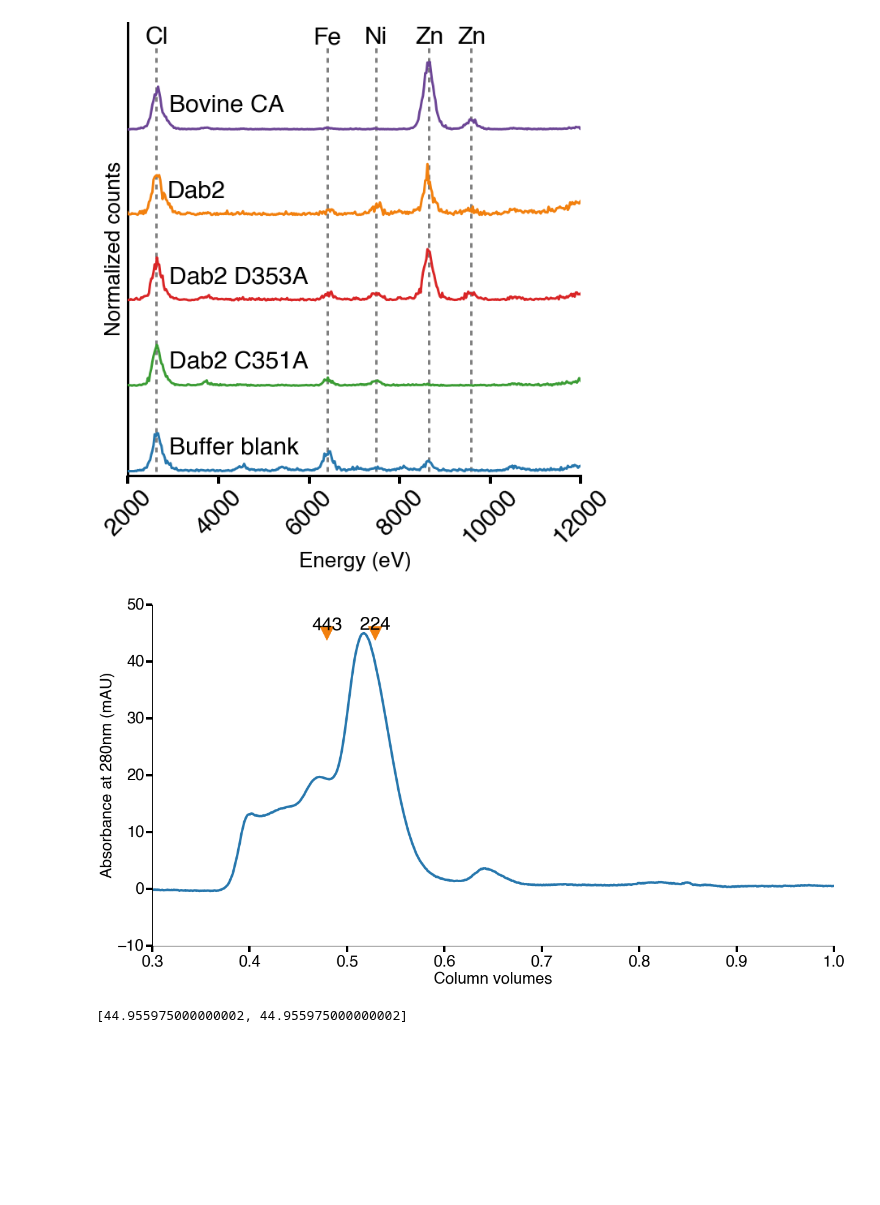
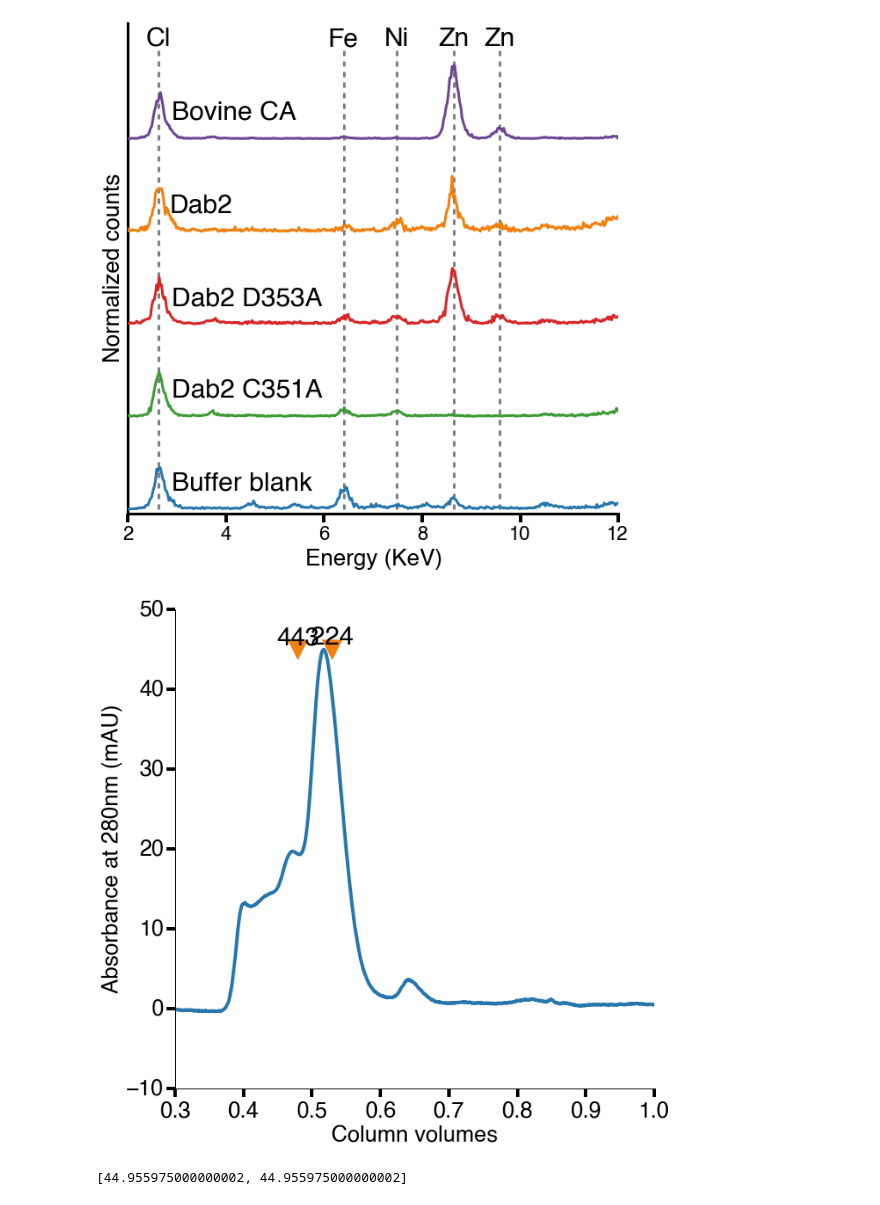
Before and after one commit to jackdesmarais/DabTransporterPaper, a Jupyter notebook: scripts/figure 4 DabA2 point mutants.ipynb, the cells around one changed output. Drawn from its saved outputs; the diff is of its cells as text; code cells hidden in the pictures; blank space fills up the shorter version.

```diff
--- a/scripts/figure 4 DabA2 point mutants.ipynb
+++ b/scripts/figure 4 DabA2 point mutants.ipynb
@@ -167,6 +167,9 @@ for i, col in enumerate(data_df.columns):
 
 top=len(data_df.columns)*2+0.5
 plt.xlim(2000,12000)
+locs,labels = plt.xticks()
+ticks=[str(int(x/1000)) for x in locs]
+plt.xticks(locs, ticks, fontsize=22)
 plt.ylim(-0.1,top)
 
 
@@ -183,10 +186,10 @@ plt.text(8638.86,top-0.6,'Zn',ha='center',va='bottom')
 plt.text(9572.0,top-0.6,'Zn',ha='center',va='bottom')
 plt.text(6403.84,top-0.6,'Fe',ha='center',va='bottom')
 #     plt.legend(loc=[1.05,0.4])
-plt.xlabel('Energy (eV)')
+plt.xlabel('Energy (KeV)')
 plt.ylabel('Normalized counts')
 plt.yticks([])
-plt.xticks(rotation=45)
+# plt.xticks(rotation=45)
 
 plt.tick_params(axis='both', direction='out', bottom='on', left='on', top='off', right='off',
                 length=10, width=4)
@@ -207,9 +210,9 @@ plt.savefig('fig4//fig4D.eps',format='eps',bbox_inches='tight')
 plt.show()
 # df
 # %% [output]
-[figure, old version]
+[figure, new version]
 # %%
-fig,ax = plt.subplots(figsize=(20,10))
+fig,ax = plt.subplots(figsize=(10,10))
 s200=pd.read_csv('../data/DAB2-Batch5/18Sept27_DABS200/18Sept27_DAB_S200Inrease_Cleaned.csv')
 cv = s200['UV 1_280_ml']/2.4
 plt.plot(cv,s200['UV 1_280_mAU'],label='UV 280', color=colors[1],lw=4)
@@ -230,34 +233,34 @@ peak=s200['UV 1_280_ml'][s200['UV 1_280_mAU']==max(s200['UV 1_280_mAU'])].iloc[0
 bX=1.15/2.4
 bY=443
 lX=1.27/2.4
 lY=224
 slope=(lY-bY)/(lX-bX)
 kDa = bY+slope*(peak-bX)
 peak_height = s200[s200['UV 1_280_ml']==peak*2.4]['UV 1_280_mAU'].iloc[0]
 plt.scatter([bX,lX],[peak_height]*2,s = 500,marker='v',color=colors[7])
 
 plt.text(bX,peak_height,'%d'%bY,ha='center',va='bottom')
 plt.text(lX,peak_height,'%d'%lY,ha='center',va='bottom')
 
 
 # plt.axvline(peak,label=kDa,c='g')
 
 # plt.axvline(bX,label=bY,c='r')
 # plt.axvline(lX,label=lY,c='k')
 
 # Only show ticks on the left and bottom spines
 ax.yaxis.set_ticks_position('left')
 ax.xaxis.set_ticks_position('bottom')
 
 # plt.ylim(-0.5,50)
 
 # plt.legend()
 
 plt.savefig('fig4/fig4PanelS3.eps',
            format='eps',bbox_inches='tight')
 plt.show()
 # %% [output]
-[figure, old version]
+[figure, new version]
 # %%
 [peak_height]*2
 # %% [output]
```
Also changed, not shown: parts of 1 cell of this notebook, 20 other files.
